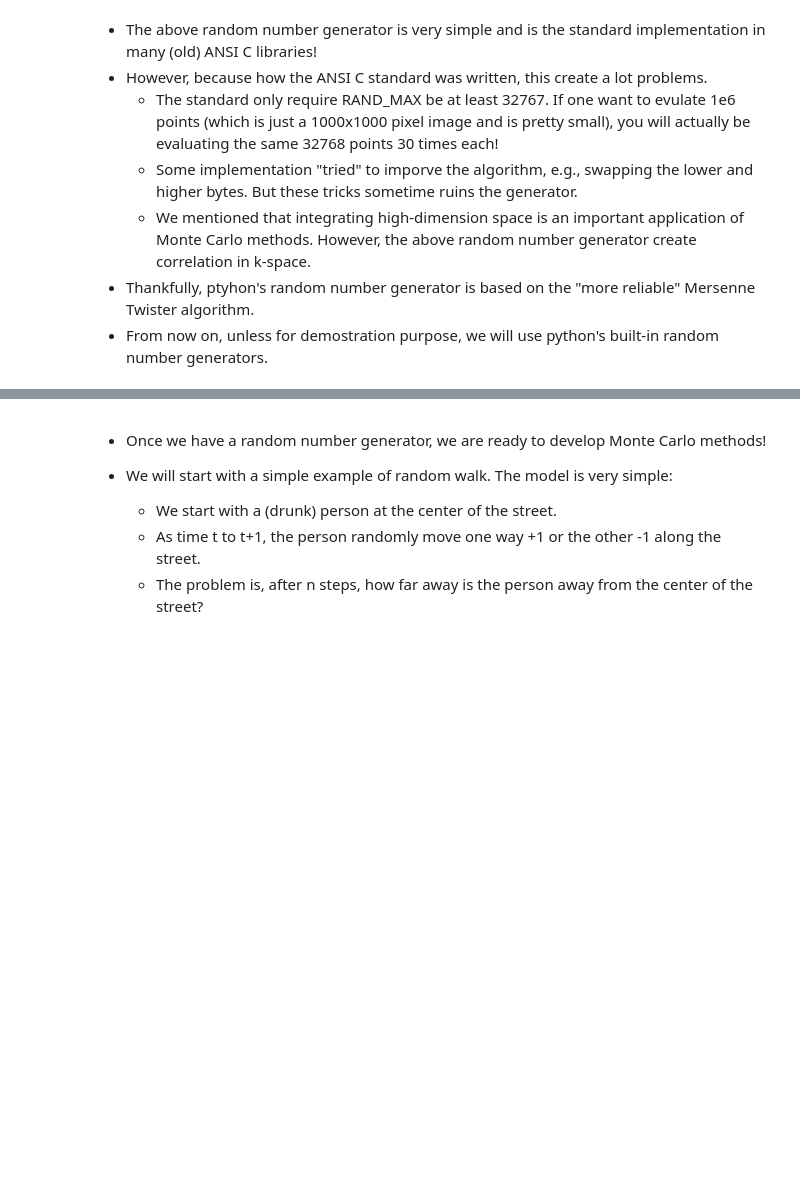
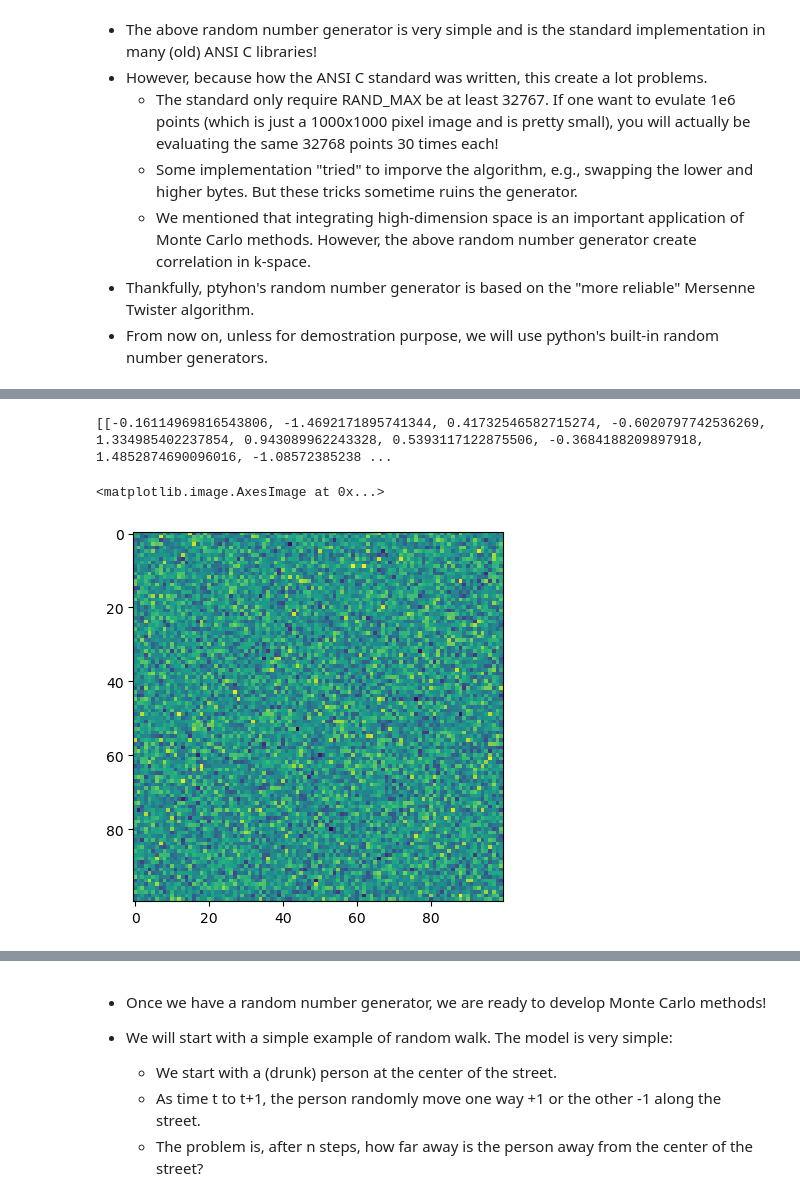
Before and after one commit to ramadithya1771/phys105-code, a Jupyter notebook: 07/montecarlo.ipynb, the cells around one changed output, grey strips where cells are left out. Drawn from its saved outputs; the diff is of its cells as text; code cells hidden in the pictures; blank space fills up the shorter version.

```diff
--- a/07/montecarlo.ipynb
+++ b/07/montecarlo.ipynb
@@ -128,7 +163,12 @@ plt.hist(Rs)
 # %%
 # We may even show the random numbers in image
-
+a = [[rnd.gauss(0,1) for i in range(100)] for j in range(100)]
+print(a)
 plt.imshow([[rnd.gauss(0,1) for i in range(100)] for j in range(100)])
+# %% [output]
+[[-0.16114969816543806, -1.4692171895741344, 0.41732546582715274, -0.6020797742536269, 1.334985402237854, 0.943089962243328, 0.5393117122875506, -0.3684188209897918, 1.4852874690096016, -1.08572385238 ...
+<matplotlib.image.AxesImage at 0x...>
+[figure, added]
 # %%
 # There is also a seed() function
 
```
Also changed, not shown: parts of 15 cells of this notebook, 1 other file.
